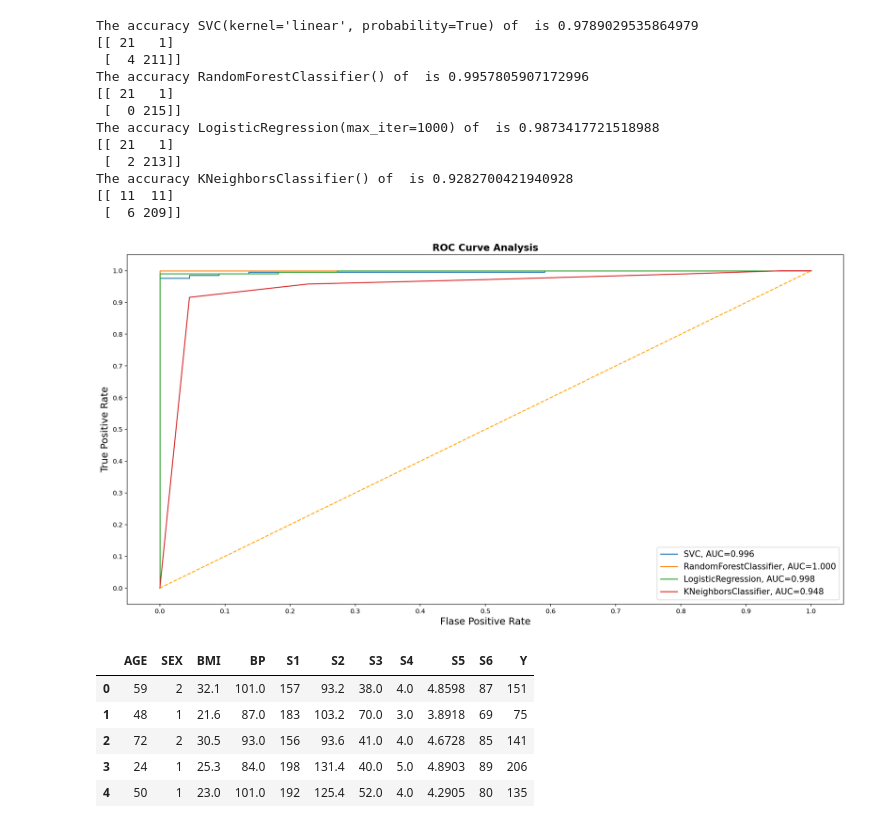
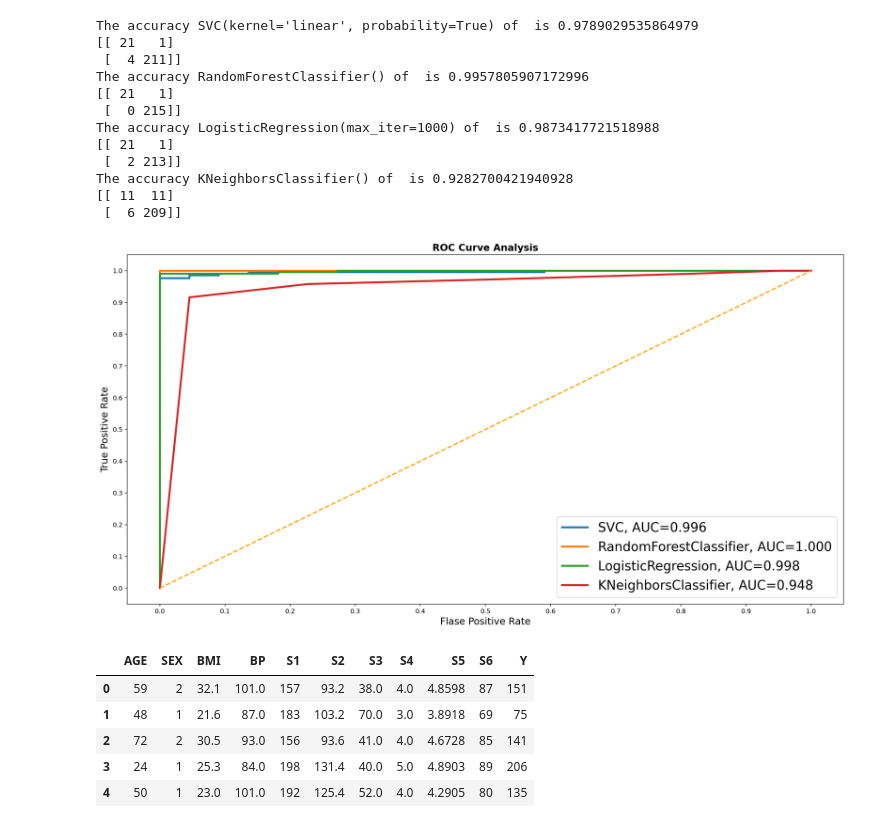
Before and after one commit to QizheCui/Diabetes-Squad, a Jupyter notebook: EDA/models_comparision.ipynb, the cells around one changed output. Drawn from its saved outputs; the diff is of its cells as text; code cells hidden in the pictures.

```diff
--- a/EDA/models_comparision.ipynb
+++ b/EDA/models_comparision.ipynb
@@ -85,26 +85,26 @@ result_table.set_index('classifiers', inplace=True)
 # %%
 fig = plt.figure(figsize=(20,10))
 from IPython.display import set_matplotlib_formats
 set_matplotlib_formats('retina', quality=100)
 
 for i in result_table.index:
     plt.plot(result_table.loc[i]['fpr'],
              result_table.loc[i]['tpr'],
-             label="{}, AUC={:.3f}".format(i, result_table.loc[i]['auc']))
+             label="{}, AUC={:.3f}".format(i, result_table.loc[i]['auc']), linewidth=3)
 
-plt.plot([0,1], [0,1], color='orange', linestyle='--')
+plt.plot([0,1], [0,1], color='orange', linestyle='--', linewidth = 2)
 
 plt.xticks(np.arange(0.0, 1.1, step=0.1))
 plt.xlabel("Flase Positive Rate", fontsize=15)
 
 plt.yticks(np.arange(0.0, 1.1, step=0.1))
 plt.ylabel("True Positive Rate", fontsize=15)
 
 plt.title('ROC Curve Analysis', fontweight='bold', fontsize=15)
-plt.legend(prop={'size':13}, loc='lower right')
+plt.legend(prop={'size':20}, loc='lower right')
 plt.show()
 # %% [output]
-[figure, old version]
+[figure, new version]
 # %%
 # test our model on external database
 url = "https://www4.stat.ncsu.edu/~boos/var.select/diabetes.tab.txt"
```
Also changed, not shown: parts of 4 cells of this notebook, 1 other file.
